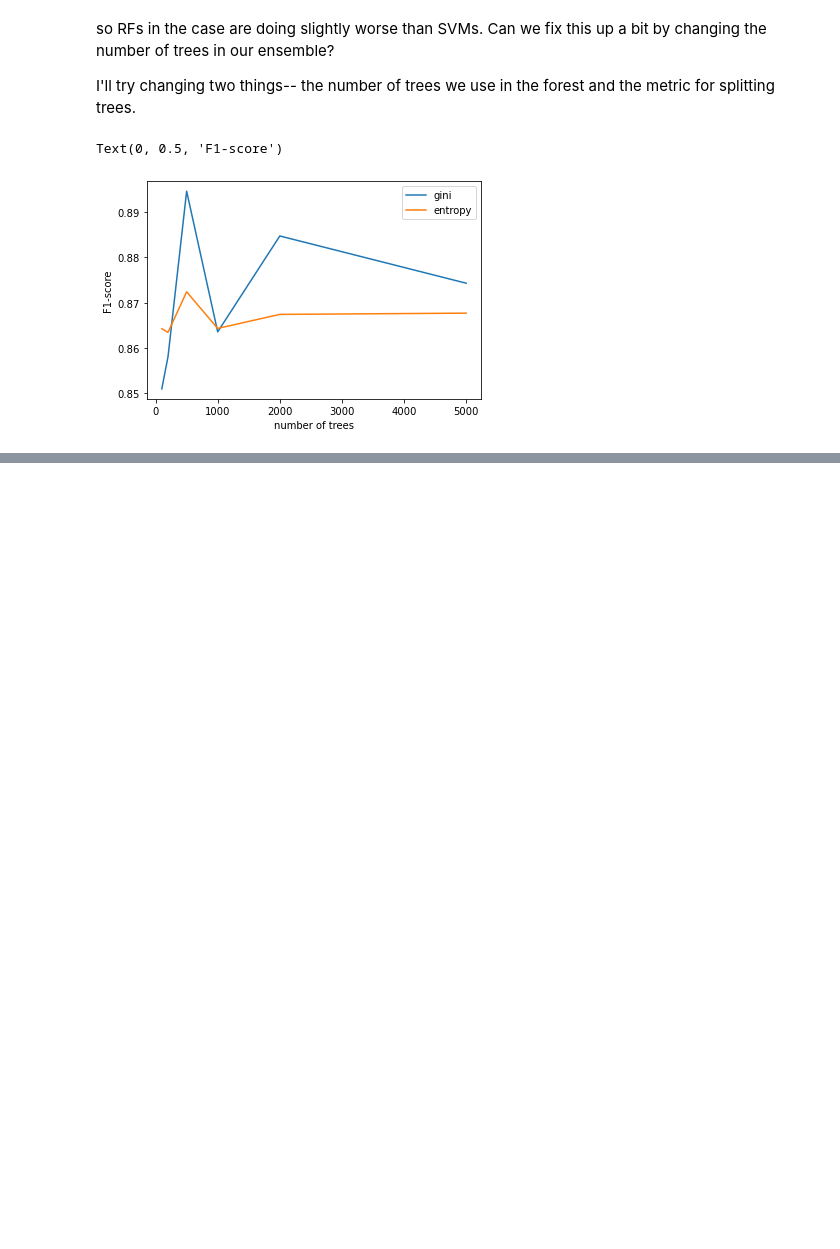
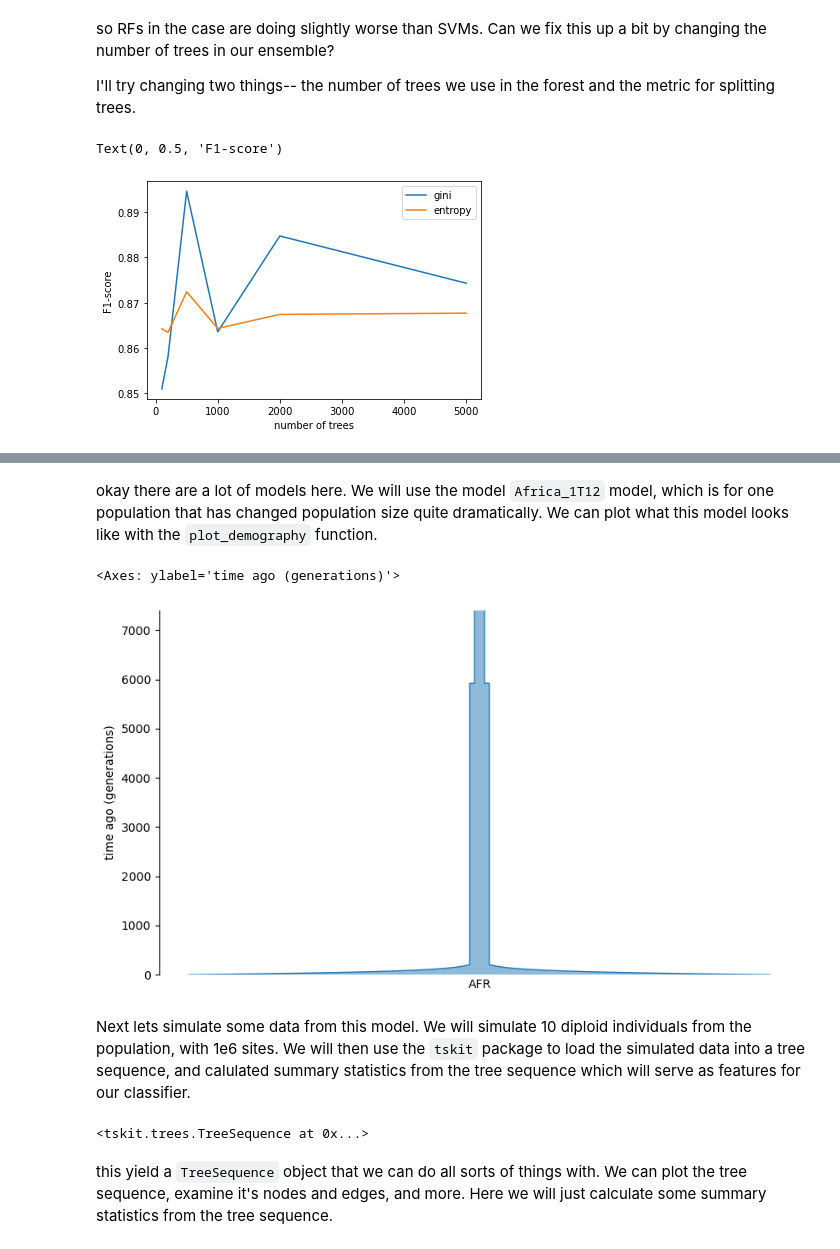
Before and after one commit to andrewkern/evomics, a Jupyter notebook: evomics_ml_workshop.ipynb, the cells around one changed output, grey strips where cells are left out. Cells and saved outputs as stored; diff of their text form; code cells hidden in the pictures; blank space fills up the shorter version.

```diff
--- a/evomics_ml_workshop.ipynb
+++ b/evomics_ml_workshop.ipynb
@@ -551,0 +589,36 @@ Text(0, 0.5, 'F1-score')
+# %% [markdown]
+okay there are a lot of models here. We will use the model `Africa_1T12` model, which is for one population that has changed population size quite dramatically. We can plot what this model looks like with the `plot_demography` function.
+# %%
+import demes
+import demesdraw
+
+# Get the Arabidopsis thaliana species and the African model
+species = stdpopsim.get_species("HomSap")
+model = species.get_demographic_model("Africa_1T12")
+
+# Get the demes graph directly from the model
+graph = model.model.to_demes()
+demesdraw.tubes(model.model.to_demes())
+# %% [output]
+<Axes: ylabel='time ago (generations)'>
+[figure, added]
+# %% [markdown]
+Next lets simulate some data from this model. We will simulate 10 diploid individuals from the population, with 1e6 sites. We will then use the `tskit` package to load the simulated data into a tree sequence, and calulated summary statistics from the tree sequence which will serve as features for our classifier.
+# %%
+# Get the Arabidopsis thaliana species and the African model
+species = stdpopsim.get_species("HomSap")
+model = species.get_demographic_model("Africa_1T12")
+contig = species.get_contig(
+    "chr1",
+    left=19e6,
+    right=20e6,
+    mutation_rate=model.mutation_rate
+)
+samples = {"AFR": 10}
+engine = stdpopsim.get_engine("msprime")
+ts = engine.simulate(model, contig, samples)
+ts
+# %% [output]
+<tskit.trees.TreeSequence at 0x...>
+# %% [markdown]
+this yield a `TreeSequence` object that we can do all sorts of things with. We can plot the tree sequence, examine it's nodes and edges, and more. Here we will just calculate some summary statistics from the tree sequence.
```
Also changed, not shown: parts of 33 cells of this notebook, 1 other file.
